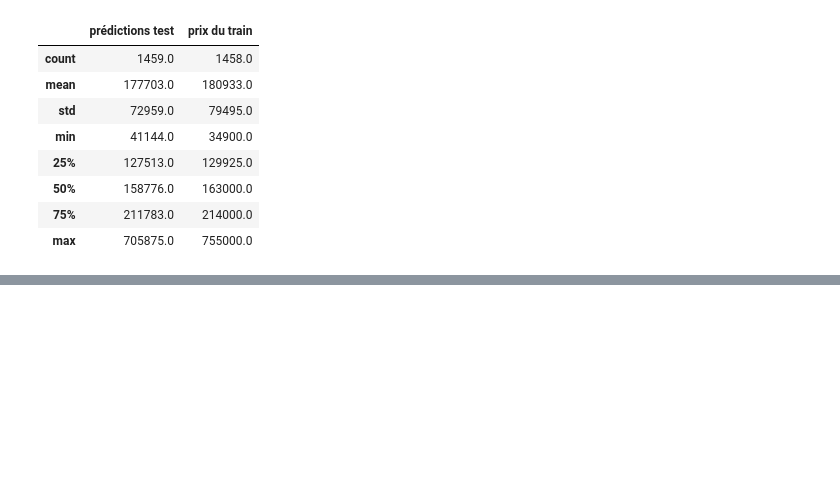
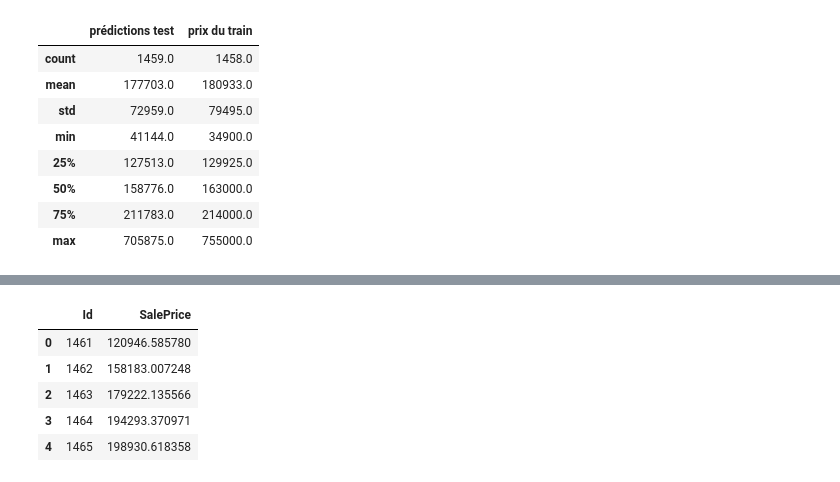
Before and after one commit to raybelpro77git/kaggle-house-prices, a Jupyter notebook: notebooks/02_modeling.ipynb, the cells around one changed output, grey strips where cells are left out. Cells and saved outputs as stored; diff of their text form; code cells hidden in the pictures; blank space fills up the shorter version.

```diff
--- a/notebooks/02_modeling.ipynb
+++ b/notebooks/02_modeling.ipynb
@@ -384,0 +502,11 @@ submission.to_csv("../submissions/lasso_alpha0005.csv", index=False)   # index=F
+# %%
+# Fichier au format attendu par Kaggle (Id, SalePrice)
+submission_modele_comb = pd.DataFrame({"Id": test_ids, "SalePrice": pred_prix_modele_comb})
+submission_modele_comb.head()
+# %% [output]
+|  | Id | SalePrice |
+| 0 | 1461 | 120946.585780 |
+| 1 | 1462 | 158183.007248 |
+| 2 | 1463 | 179222.135566 |
+| 3 | 1464 | 194293.370971 |
+| 4 | 1465 | 198930.618358 |
```
Also changed, not shown: parts of 11 cells of this notebook.
